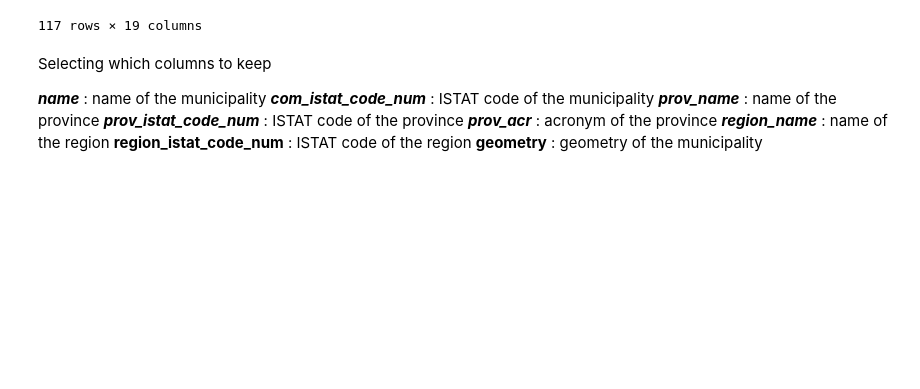
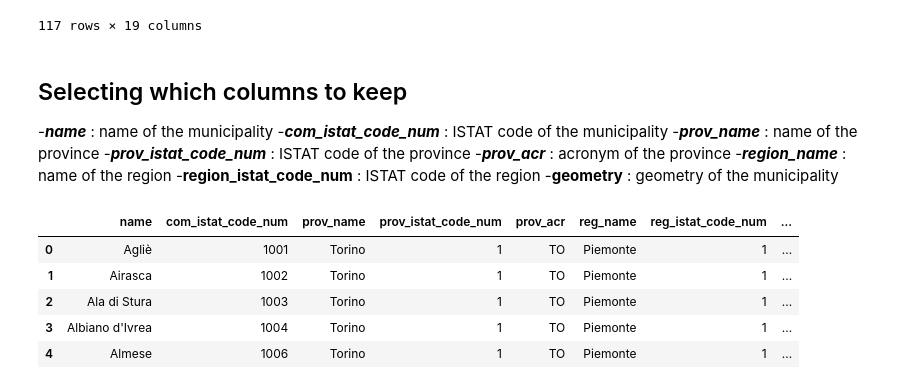
Before and after one commit to OmdenaAI/milan-italy-impact-covid-crimes, a Jupyter notebook: src/tasks/task-2-data-cleaning/geodata/geodata.ipynb, the cells around one changed output. Cells and saved outputs as stored; diff of their text form; code cells hidden in the pictures; blank space fills up the shorter version.

```diff
--- a/src/tasks/task-2-data-cleaning/geodata/geodata.ipynb
+++ b/src/tasks/task-2-data-cleaning/geodata/geodata.ipynb
@@ -202,13 +202,24 @@ municipalities_df[municipalities_df['name_de'].notnull()]
 | 3025 | San Giovanni di Fassa-Sèn Jan | NaN | Sèn Jan | NaN | 1040831618 | NaN | Sèn Jan di Fassa | Trento | ... |
 117 rows × 19 columns
 # %% [markdown]
-Selecting which columns to keep
+## Selecting which columns to keep
 
-***name***                    : name of the municipality </br>
-***com_istat_code_num***      : ISTAT code of the municipality</br>
-***prov_name***               : name of the province</br>
-***prov_istat_code_num***     : ISTAT code of the province</br>
-***prov_acr***                : acronym of the province</br>
-***region_name***             : name of the region</br>
-**region_istat_code_num**   : ISTAT code of the region</br>
-**geometry**                : geometry of the municipality</br>
+-***name***                    : name of the municipality </br>
+-***com_istat_code_num***      : ISTAT code of the municipality</br>
+-***prov_name***               : name of the province</br>
+-***prov_istat_code_num***     : ISTAT code of the province</br>
+-***prov_acr***                : acronym of the province</br>
+-***region_name***             : name of the region</br>
+-**region_istat_code_num**   : ISTAT code of the region</br>
+-**geometry**                : geometry of the municipality</br>
+# %%
+# drop columns that are not needed
+municipalities_df = municipalities_df[['name','com_istat_code_num','prov_name','prov_istat_code_num','prov_acr','reg_name','reg_istat_code_num','geometry']]
+municipalities_df.head()
+# %% [output]
+|  | name | com_istat_code_num | prov_name | prov_istat_code_num | prov_acr | reg_name | reg_istat_code_num | ... |
+| 0 | Agliè | 1001 | Torino | 1 | TO | Piemonte | 1 | ... |
+| 1 | Airasca | 1002 | Torino | 1 | TO | Piemonte | 1 | ... |
+| 2 | Ala di Stura | 1003 | Torino | 1 | TO | Piemonte | 1 | ... |
+| 3 | Albiano d'Ivrea | 1004 | Torino | 1 | TO | Piemonte | 1 | ... |
+| 4 | Almese | 1006 | Torino | 1 | TO | Piemonte | 1 | ... |
```
Also changed, not shown: parts of 9 cells of this notebook, 1 other file.
